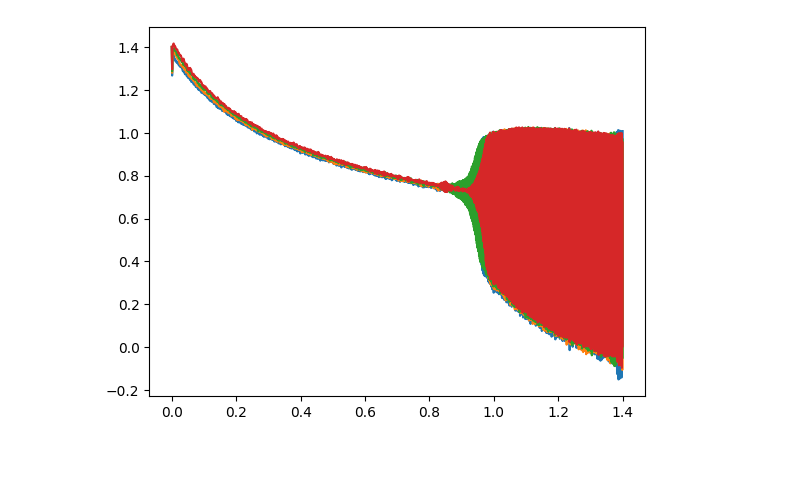
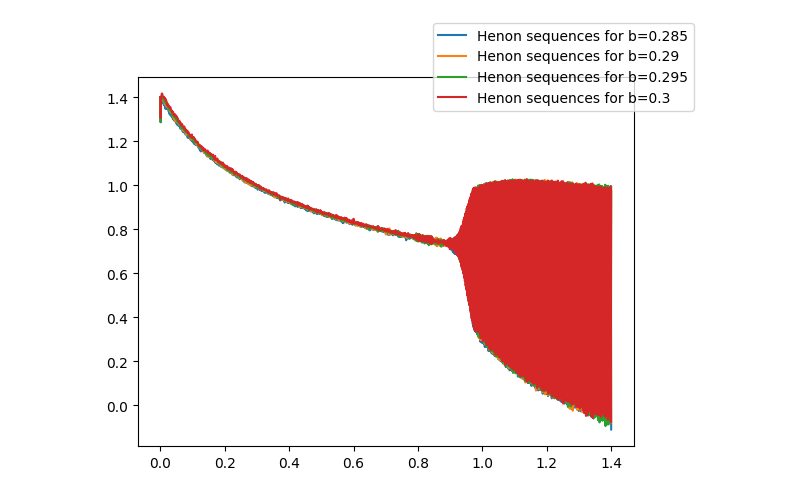
Before and after one commit to louismia22/assignments_time_series_mva_2023_2024, a Jupyter notebook: mini_projet_TS/illustration.ipynb, the cells around one changed output. Saved outputs shown, nothing was run; the diff lists cells and outputs as text; code cells hidden in the pictures; blank space fills up the shorter version.

Commit message:
illustration henon

```diff
--- a/mini_projet_TS/illustration.ipynb
+++ b/mini_projet_TS/illustration.ipynb
@@ -3,16 +8,14 @@ from src.methods import *
 # %%
-import matplotlib.pyplot as plt
-from numpy.random import default_rng
-rng = default_rng()
-
-w = 40
+n = 1200
 d = 4
-b = np.array([0.27, 0.28, 0.29, 0.30])
-sigma = 0.1
-x0 = 1.4
-y0 = 1
-n = 1200
 
 indep_Gn = rng.standard_normal((n, d))
-dataset = NoisyHenon(w, b, sigma, x0, y0, n)
-a_values, xs, wassertein_dists = dataset.compute_wasserstein_distances(indep_Gn)
+params = {'d': 4,
+          'b': np.array([0.285, 0.29, 0.295, 0.30]),
+          'sigma': 0.1,
+          'x0': 1.4,
+          'y0': 1,
+          'n': 1200
+          }
+
+Ws = [15, 30, 45]
@@ -27,4 +22,10 @@ plt.show()
-# %%
-plt.plot(a_values, xs);
-# %% [output]
-[figure, removed]
+# %%
+fig, ax = plt.subplots(ncols=1, nrows=1)
+datas_Henon = NoisyHenon(**params)
+a_values, xs = datas_Henon.generate_data(indep_Gn)
+
+for i in range(d):
+    ax.plot(a_values, xs[:,i], label=f"Henon sequences for b={params['b'][i]}")
+fig.legend();
+# %% [output]
+[figure, added]
```
Also changed, not shown: parts of 5 cells of this notebook, 2 other files.
